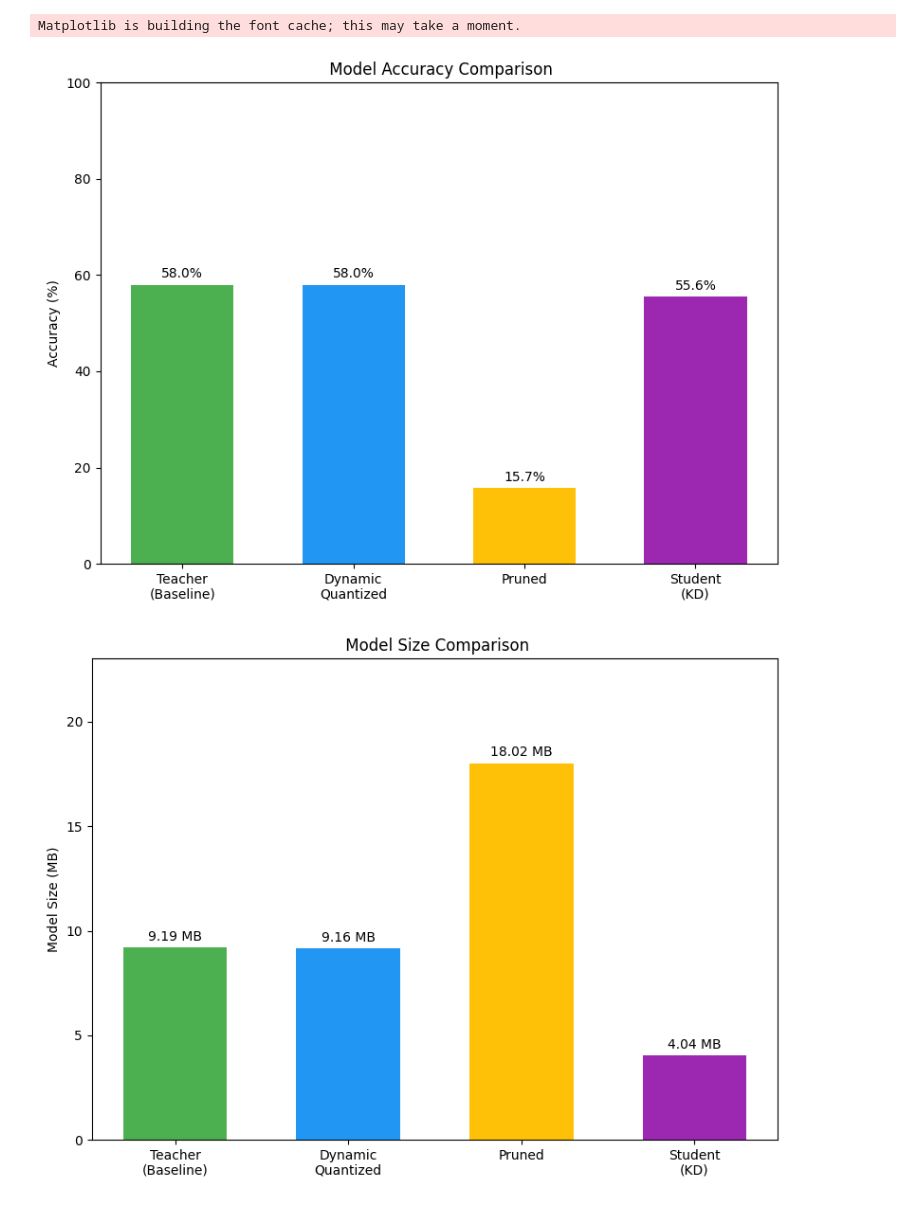
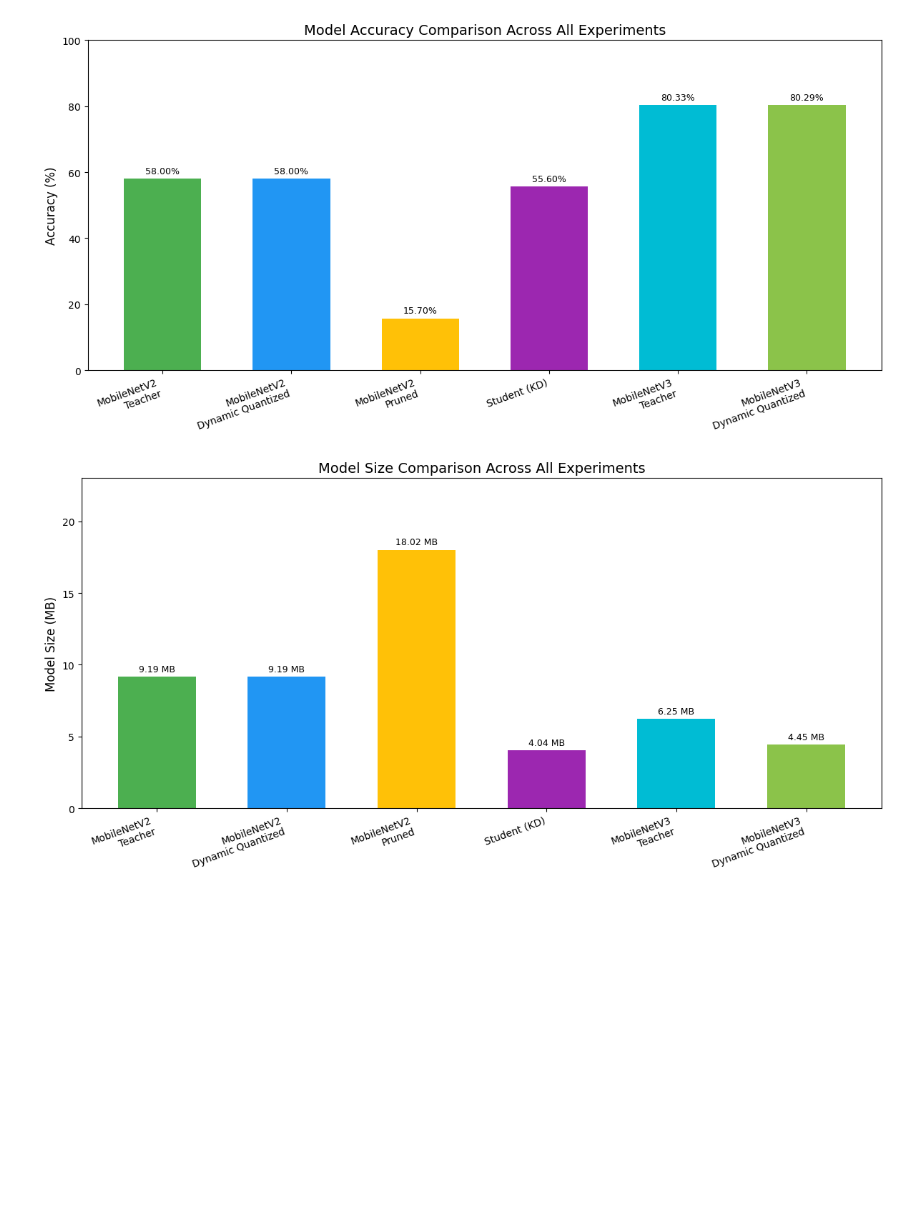
Before and after one commit to divyanshsheoran/AI-MODEL-OPTIMIZATION, a Jupyter notebook: results/results_graphs.ipynb, the cells around one changed output. Saved outputs shown, nothing was run; the diff lists cells and outputs as text; code cells hidden in the pictures; blank space fills up the shorter version.

Commit message:
results graphs updated

```diff
--- a/results/results_graphs.ipynb
+++ b/results/results_graphs.ipynb
@@ -2,66 +2,72 @@
 import matplotlib.pyplot as plt
 import numpy as np
 
-# Data
+# Updated Data including MobileNetV3 results
 models = [
-    "Teacher\n(Baseline)",
-    "Dynamic\nQuantized",
-    "Pruned",
-    "Student\n(KD)"
+    "MobileNetV2\nTeacher",
+    "MobileNetV2\nDynamic Quantized",
+    "MobileNetV2\nPruned",
+    "Student (KD)",
+    "MobileNetV3\nTeacher",
+    "MobileNetV3\nDynamic Quantized"
 ]
 
-accuracies = [58, 58, 15.7, 55.6]
-sizes = [9.19, 9.16, 18.02, 4.04]
+accuracies = [58.0, 58.0, 15.7, 55.6, 80.33, 80.29]  # %
+sizes = [9.19, 9.19, 18.02, 4.04, 6.25, 4.45]        # MB
 
 x = np.arange(len(models))
 width = 0.6
 
-#  Accuracy Graph
-fig, ax = plt.subplots(figsize=(8,6))
-bars = ax.bar(x, accuracies, width, color=['#4CAF50', '#2196F3', '#FFC107', '#9C27B0'])
+# Accuracy Comparison Graph
 
-# Add labels on bars
+fig, ax = plt.subplots(figsize=(12, 6))
+bars = ax.bar(x, accuracies, width,
+              color=['#4CAF50', '#2196F3', '#FFC107', '#9C27B0', '#00BCD4', '#8BC34A'])
+
+# labels on bars
 for bar in bars:
     height = bar.get_height()
-    ax.annotate(f'{height:.1f}%',
-                xy=(bar.get_x() + bar.get_width() / 2, height),
-                xytext=(0,3),  # 3 points vertical offset
+    ax.annotate(f'{height:.2f}%',
+                xy=(bar.get_x() + bar.get_width()/2, height),
+                xytext=(0, 3),
                 textcoords="offset points",
-                ha='center', va='bottom')
+                ha='center', va='bottom', fontsize=9)
 
-ax.set_ylabel('Accuracy (%)')
-ax.set_title(' Model Accuracy Comparison')
+ax.set_ylabel('Accuracy (%)', fontsize=12)
+ax.set_title('Model Accuracy Comparison Across All Experiments', fontsize=14)
 ax.set_xticks(x)
-ax.set_xticklabels(models)
+ax.set_xticklabels(models, rotation=20, ha='right')
 ax.set_ylim(0, 100)
 
 plt.tight_layout()
-plt.savefig("accuracy_comparison.png", dpi=300)
+plt.savefig("accuracy_comparison_updated.png", dpi=300)
 plt.show()
 
 
-#  Size Graph
-fig, ax = plt.subplots(figsize=(8,6))
-bars = ax.bar(x, sizes, width, color=['#4CAF50', '#2196F3', '#FFC107', '#9C27B0'])
+# Model Size Comparison Graph
 
+fig, ax = plt.subplots(figsize=(12, 6))
+bars = ax.bar(x, sizes, width,
+              color=['#4CAF50', '#2196F3', '#FFC107', '#9C27B0', '#00BCD4', '#8BC34A'])
+
+# labels on bars
 for bar in bars:
     height = bar.get_height()
     ax.annotate(f'{height:.2f} MB',
-                xy=(bar.get_x() + bar.get_width() / 2, height),
-                xytext=(0,3),
+                xy=(bar.get_x() + bar.get_width()/2, height),
+                xytext=(0, 3),
                 textcoords="offset points",
-                ha='center', va='bottom')
+                ha='center', va='bottom', fontsize=9)
 
-ax.set_ylabel('Model Size (MB)')
-ax.set_title(' Model Size Comparison')
+ax.set_ylabel('Model Size (MB)', fontsize=12)
+ax.set_title('Model Size Comparison Across All Experiments', fontsize=14)
 ax.set_xticks(x)
-ax.set_xticklabels(models)
-ax.set_ylim(0, max(sizes) + 5)
+ax.set_xticklabels(models, rotation=20, ha='right')
+ax.set_ylim(0, max(sizes)+5)
 
 plt.tight_layout()
-plt.savefig("size_comparison.png", dpi=300)
+plt.savefig("size_comparison_updated.png", dpi=300)
 plt.show()
 # %% [output]
-Matplotlib is building the font cache; this may take a moment.
-[figure, old version]
+[figure, new version]
-[figure, old version]
+[figure, new version]
```
Also changed, not shown: 8 other files.
